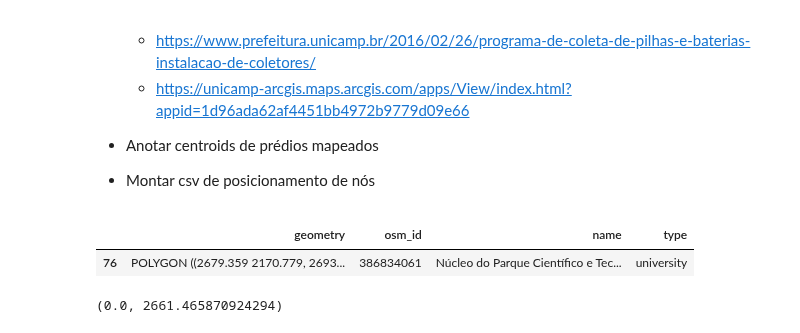
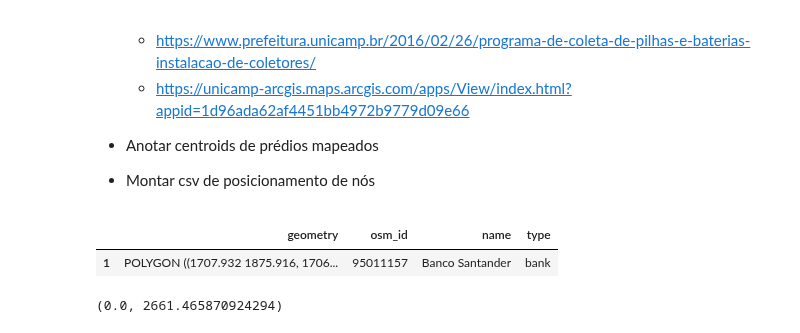
Before and after one commit to wasp-lahis/ns3-bmap, a Jupyter notebook: NS3/obstacle_exp/create-unicamp-datasets.ipynb, the cells around one changed output. Drawn from its saved outputs; the diff is of its cells as text; code cells hidden in the pictures.

```diff
--- a/NS3/obstacle_exp/create-unicamp-datasets.ipynb
+++ b/NS3/obstacle_exp/create-unicamp-datasets.ipynb
@@ -533,27 +535,26 @@ with open(save_path_file, "w") as f:
 # %%
 # ----- METÓDOS DE BUSCA PARA MAPEAMENTO
 
 # Busca por linha em todo dataset
-predio = mapa_normalizado.iloc[76:77] # ex Reitoria 367-376
+predio = mapa_normalizado.iloc[1:2] #ex Reitoria 367-376
 predio.head()
-
 
 # Busca por Nome
 # predio = mapa_normalizado[mapa_normalizado['name'].str.contains("Restaurante",  na=False)]
 # predio.head()
 
 # Busca de todos os predios com Nome None
 # predio_sem_indentificacao = mapa_normalizado[mapa_normalizado['name'].isna()]
 # predio = predio_sem_indentificacao
 # predio.head()
 
 # Busca por linhas de todos os predios com Nome None
 # predio_sem_indentificacao = mapa_normalizado[mapa_normalizado['name'].isna()]
 # predio = predio_sem_indentificacao.iloc[47:48] # ex HC
 # predio.head()
 # %% [output]
 |  | geometry | osm_id | name | type |
-| 76 | POLYGON ((2679.359 2170.779, 2693... | 386834061 | Núcleo do Parque Científico e Tec... | university |
+| 1 | POLYGON ((1707.932 1875.916, 1706... | 95011157 | Banco Santander | bank |
 # %%
 # ----- PLOT DE PREDIO DE ACORDO COM A BUSCA REALIZADA
 
```
Also changed, not shown: parts of 47 cells of this notebook, 1 other file.
